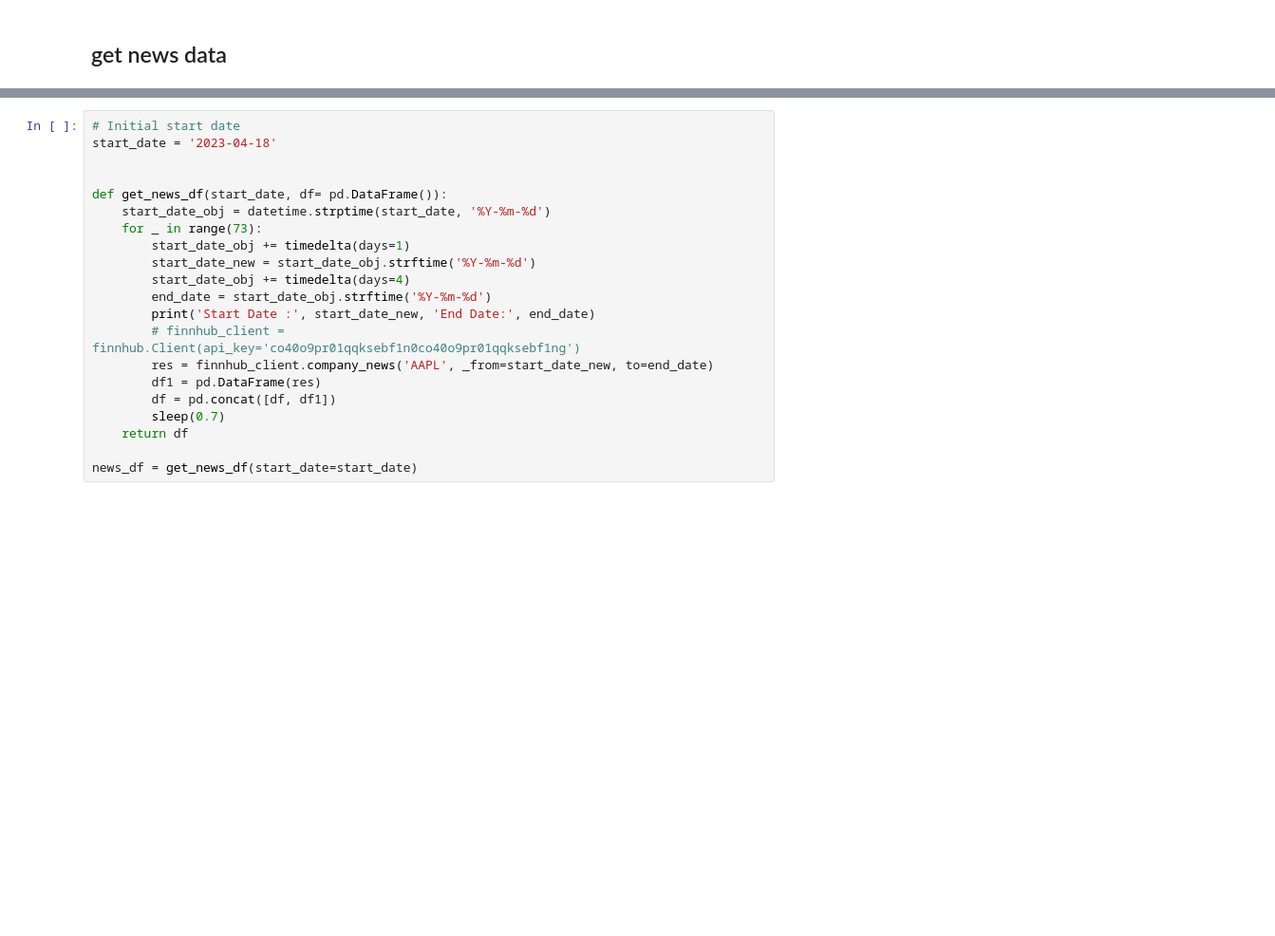
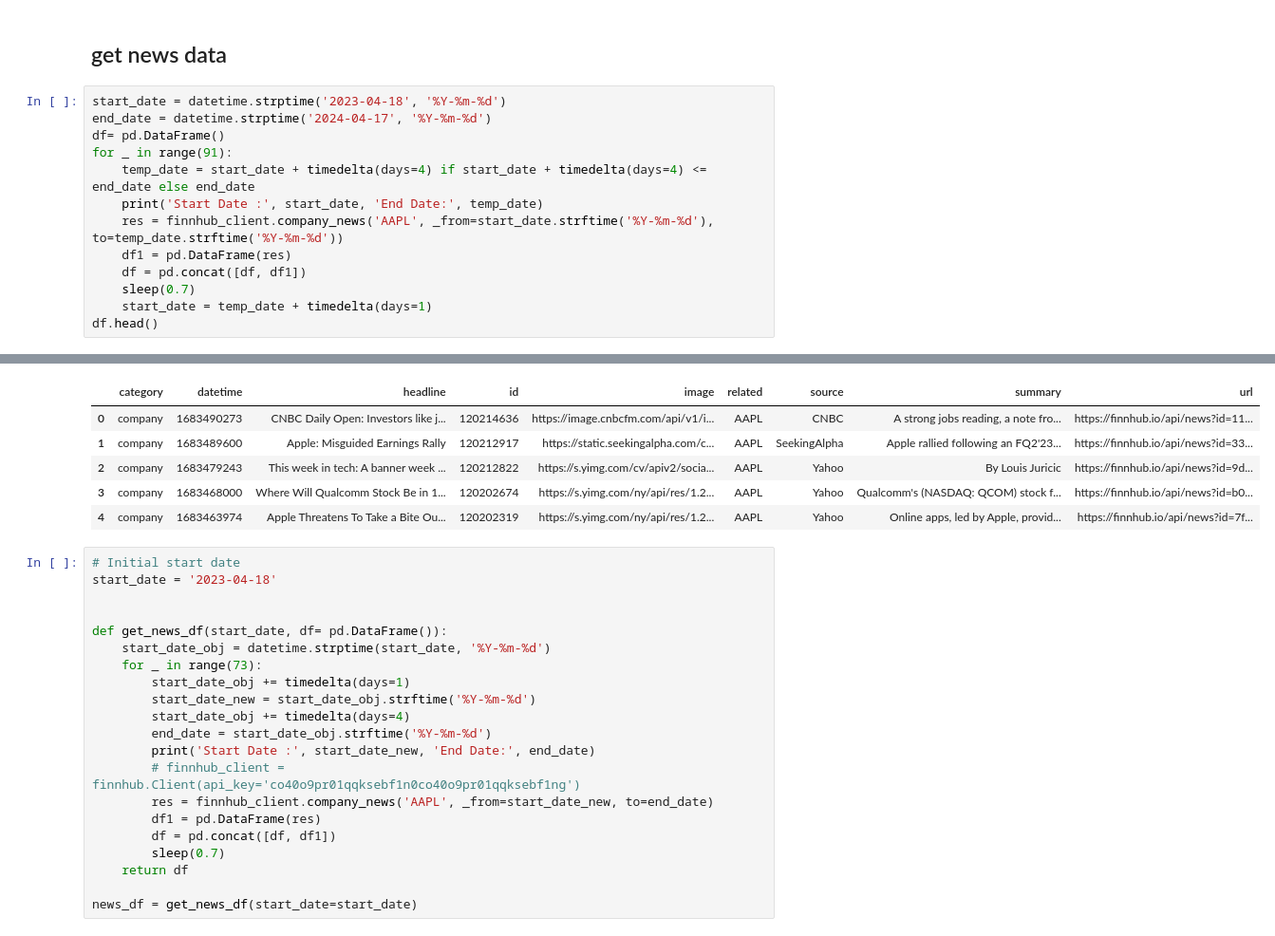
Before and after one commit to puneetkucheria/NLP-API---Stock-market-news, a Jupyter notebook: finnhub.ipynb, the cells around one changed output, grey strips where cells are left out. Shown at 95% size. Cells and saved outputs as stored; diff of their text form; blank space fills up the shorter version.

```diff
--- a/finnhub.ipynb
+++ b/finnhub.ipynb
@@ -19,3 +19,17 @@ finnhub_client = finnhub.Client(api_key="co3vqm9r01qqeav0rtmgco3vqm9r01qqeav0rtn
 # Get News Data
 # %% [markdown]
 ## get news data
+# %%
+start_date = datetime.strptime('2023-04-18', '%Y-%m-%d')
+end_date = datetime.strptime('2024-04-17', '%Y-%m-%d')
+df= pd.DataFrame()
+for _ in range(91):
+    temp_date = start_date + timedelta(days=4) if start_date + timedelta(days=4) <= end_date else end_date
+    print('Start Date :', start_date, 'End Date:', temp_date)
+    res = finnhub_client.company_news('AAPL', _from=start_date.strftime('%Y-%m-%d'), to=temp_date.strftime('%Y-%m-%d'))
+    df1 = pd.DataFrame(res)
+    df = pd.concat([df, df1])
+    sleep(0.7)
+    start_date = temp_date + timedelta(days=1)
+df.head()
+# %% [output]
@@ -22,3 +53,9 @@ finnhub_client = finnhub.Client(api_key="co3vqm9r01qqeav0rtmgco3vqm9r01qqeav0rtn
+|  | category | datetime | headline | id | image | related | source | summary | url |
+| 0 | company | 1683490273 | CNBC Daily Open: Investors like j... | 120214636 | https://image.cnbcfm.com/api/v1/i... | AAPL | CNBC | A strong jobs reading, a note fro... | https://finnhub.io/api/news?id=11... |
+| 1 | company | 1683489600 | Apple: Misguided Earnings Rally | 120212917 | https://static.seekingalpha.com/c... | AAPL | SeekingAlpha | Apple rallied following an FQ2'23... | https://finnhub.io/api/news?id=33... |
+| 2 | company | 1683479243 | This week in tech: A banner week ... | 120212822 | https://s.yimg.com/cv/apiv2/socia... | AAPL | Yahoo | By Louis Juricic | https://finnhub.io/api/news?id=9d... |
+| 3 | company | 1683468000 | Where Will Qualcomm Stock Be in 1... | 120202674 | https://s.yimg.com/ny/api/res/1.2... | AAPL | Yahoo | Qualcomm's (NASDAQ: QCOM) stock f... | https://finnhub.io/api/news?id=b0... |
+| 4 | company | 1683463974 | Apple Threatens To Take a Bite Ou... | 120202319 | https://s.yimg.com/ny/api/res/1.2... | AAPL | Yahoo | Online apps, led by Apple, provid... | https://finnhub.io/api/news?id=7f... |
 # %%
 # Initial start date
 start_date = '2023-04-18'
```
Also changed, not shown: parts of 1 cell of this notebook, 3 other files.
